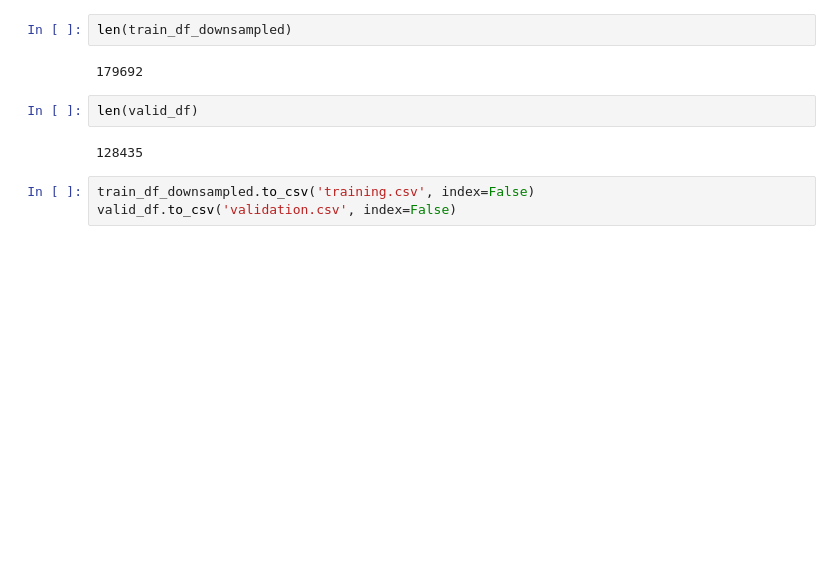
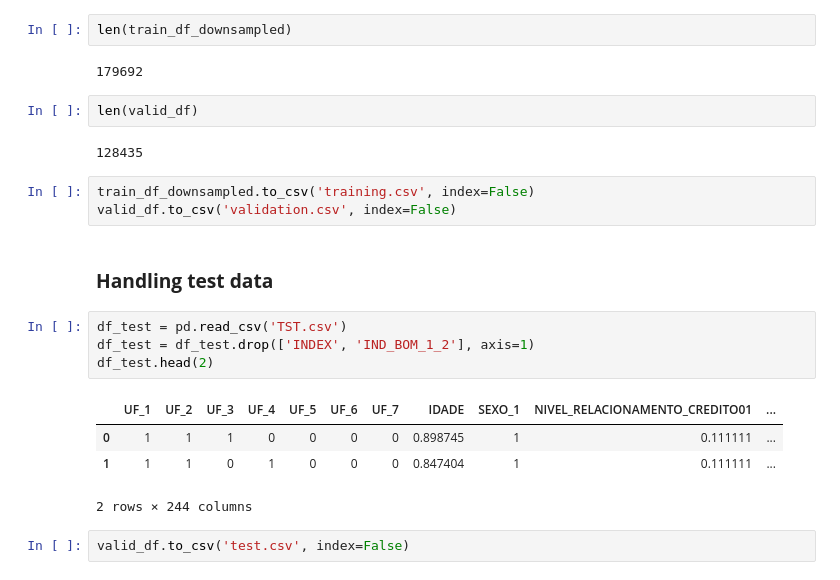
Before and after one commit to yvesemmanuel/machine_learning, a Jupyter notebook: credit analysis/databases/data_handling.ipynb, the cells around one changed output. Saved outputs shown, nothing was run; the diff lists cells and outputs as text; blank space fills up the shorter version.

```diff
--- a/credit analysis/databases/data_handling.ipynb
+++ b/credit analysis/databases/data_handling.ipynb
@@ -60,3 +60,16 @@ len(valid_df)
 # %%
 train_df_downsampled.to_csv('training.csv', index=False)
 valid_df.to_csv('validation.csv', index=False)
+# %% [markdown]
+### **Handling test data**
+# %%
+df_test = pd.read_csv('TST.csv')
+df_test = df_test.drop(['INDEX', 'IND_BOM_1_2'], axis=1)
+df_test.head(2)
+# %% [output]
+|  | UF_1 | UF_2 | UF_3 | UF_4 | UF_5 | UF_6 | UF_7 | IDADE | SEXO_1 | NIVEL_RELACIONAMENTO_CREDITO01 | ... |
+| 0 | 1 | 1 | 1 | 0 | 0 | 0 | 0 | 0.898745 | 1 | 0.111111 | ... |
+| 1 | 1 | 1 | 0 | 1 | 0 | 0 | 0 | 0.847404 | 1 | 0.111111 | ... |
+2 rows × 244 columns
+# %%
+valid_df.to_csv('test.csv', index=False)
```
Also changed, not shown: 4 other files.
